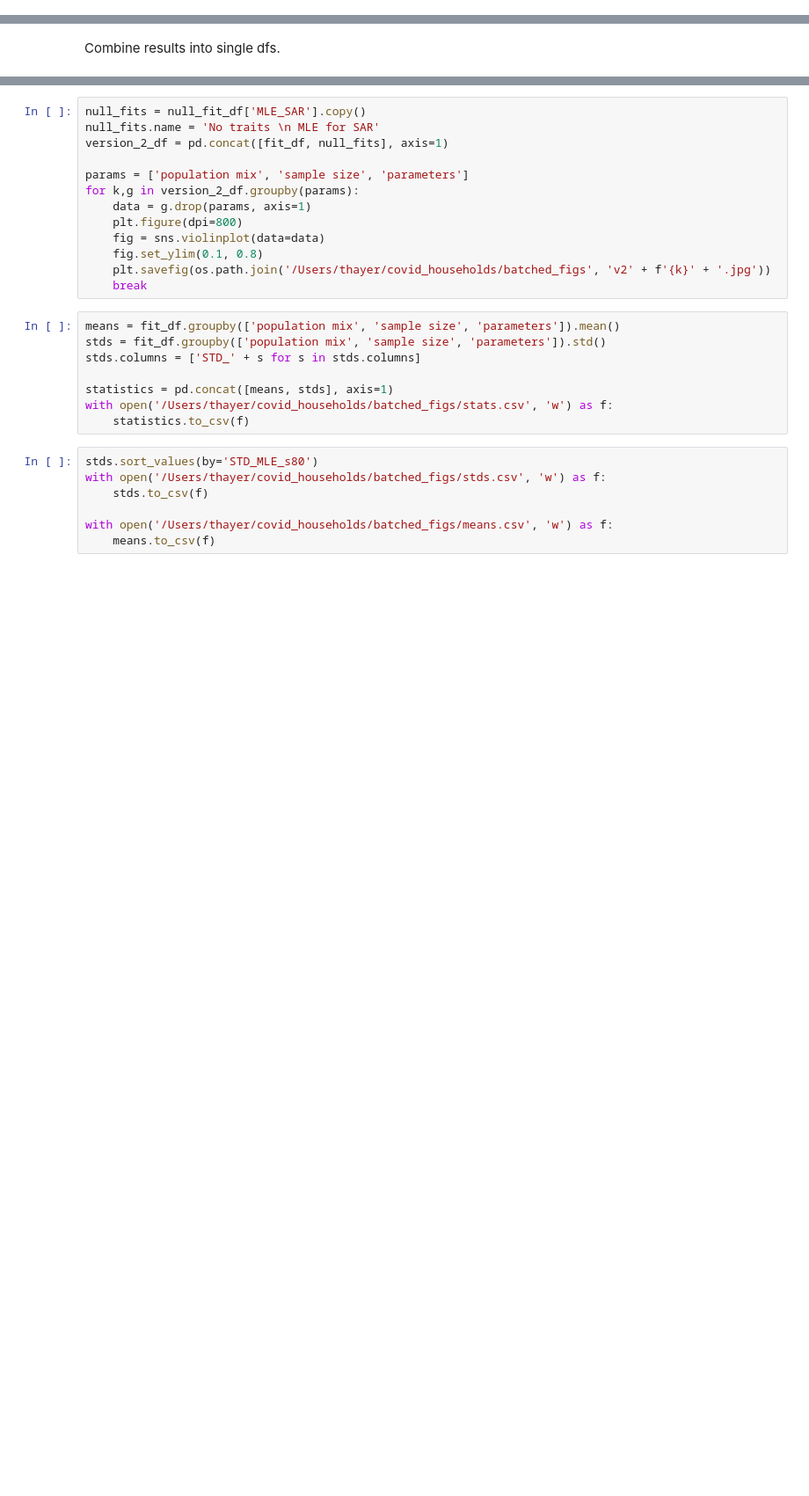
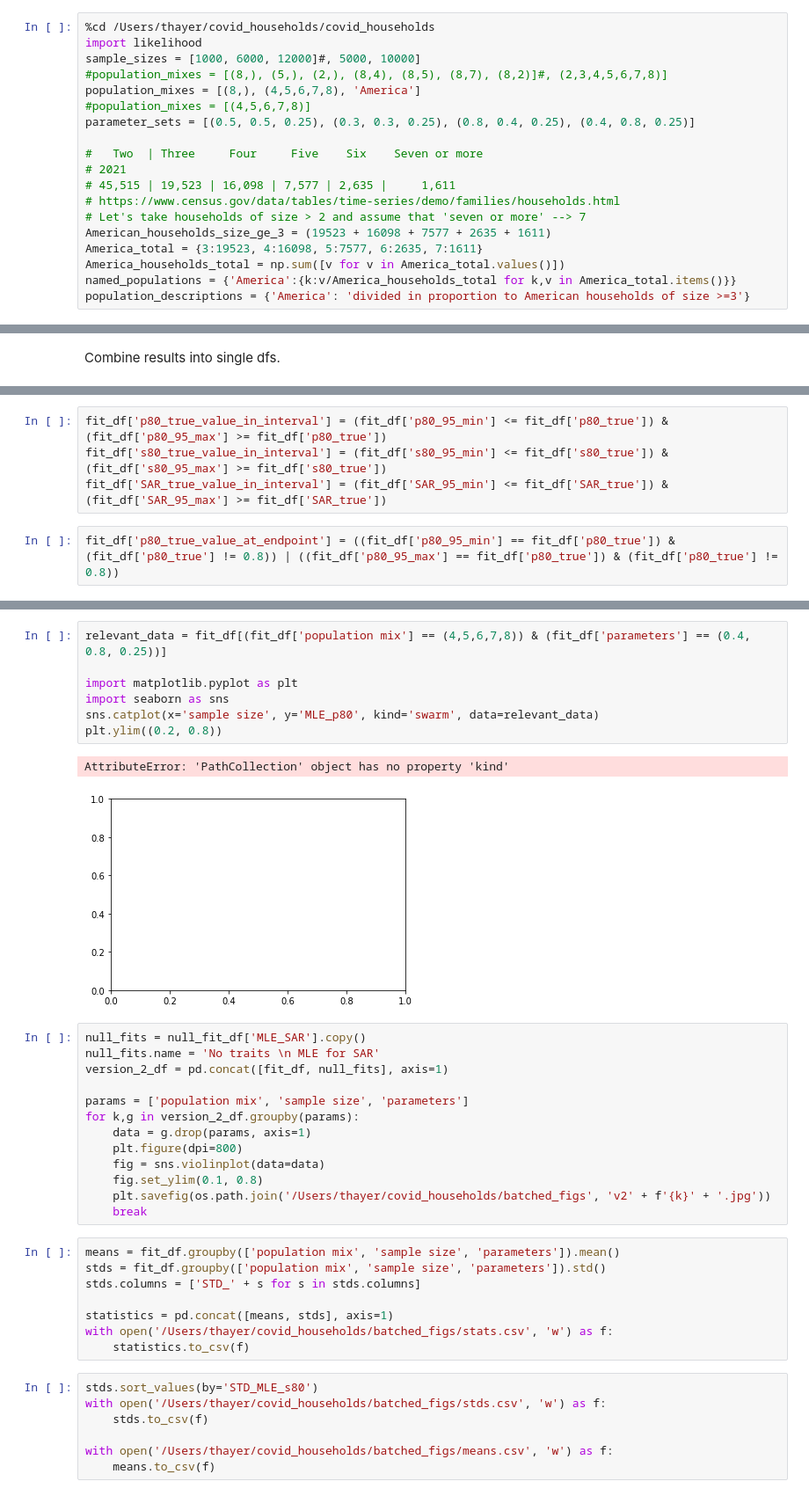
Before and after one commit to tanderson11/householdheterogeneity, a Jupyter notebook: notebooks/ViolinsAndPowerCalc.ipynb, the cells around one changed output, grey strips where cells are left out. Shown at 88% size. Saved outputs shown, nothing was run; the diff lists cells and outputs as text; blank space fills up the shorter version.

```diff
--- a/notebooks/ViolinsAndPowerCalc.ipynb
+++ b/notebooks/ViolinsAndPowerCalc.ipynb
@@ -275,0 +178,19 @@ TypeError: keys must be str, int, float, bool or None, not tuple
+# %%
+%cd /Users/thayer/covid_households/covid_households
+import likelihood
+sample_sizes = [1000, 6000, 12000]#, 5000, 10000]
+#population_mixes = [(8,), (5,), (2,), (8,4), (8,5), (8,7), (8,2)]#, (2,3,4,5,6,7,8)]
+population_mixes = [(8,), (4,5,6,7,8), 'America']
+#population_mixes = [(4,5,6,7,8)]
+parameter_sets = [(0.5, 0.5, 0.25), (0.3, 0.3, 0.25), (0.8, 0.4, 0.25), (0.4, 0.8, 0.25)]
+
+#   Two  | Three	 Four     Five    Six    Seven or more
+# 2021
+# 45,515 | 19,523 | 16,098 | 7,577 | 2,635 |     1,611
+# https://www.census.gov/data/tables/time-series/demo/families/households.html
+# Let's take households of size > 2 and assume that 'seven or more' --> 7
+American_households_size_ge_3 = (19523 + 16098 + 7577 + 2635 + 1611)
+America_total = {3:19523, 4:16098, 5:7577, 6:2635, 7:1611}
+America_households_total = np.sum([v for v in America_total.values()])
+named_populations = {'America':{k:v/America_households_total for k,v in America_total.items()}}
+population_descriptions = {'America': 'divided in proportion to American households of size >=3'}
@@ -339,0 +372,6 @@ null_fit_df
+# %%
+fit_df['p80_true_value_in_interval'] = (fit_df['p80_95_min'] <= fit_df['p80_true']) & (fit_df['p80_95_max'] >= fit_df['p80_true'])
+fit_df['s80_true_value_in_interval'] = (fit_df['s80_95_min'] <= fit_df['s80_true']) & (fit_df['s80_95_max'] >= fit_df['s80_true'])
+fit_df['SAR_true_value_in_interval'] = (fit_df['SAR_95_min'] <= fit_df['SAR_true']) & (fit_df['SAR_95_max'] >= fit_df['SAR_true'])
+# %%
+fit_df['p80_true_value_at_endpoint'] = ((fit_df['p80_95_min'] == fit_df['p80_true']) & (fit_df['p80_true'] != 0.8)) | ((fit_df['p80_95_max'] == fit_df['p80_true']) & (fit_df['p80_true'] != 0.8))
@@ -409,3 +516,13 @@ for k,g in fit_df.groupby(['population mix', 'sample size', 'parameters']):
+# %%
+relevant_data = fit_df[(fit_df['population mix'] == (4,5,6,7,8)) & (fit_df['parameters'] == (0.4, 0.8, 0.25))]
+
+import matplotlib.pyplot as plt
+import seaborn as sns
+sns.catplot(x='sample size', y='MLE_p80', kind='swarm', data=relevant_data)
+plt.ylim((0.2, 0.8))
+# %% [output]
+AttributeError: 'PathCollection' object has no property 'kind'
+[figure, added]
 # %%
 null_fits = null_fit_df['MLE_SAR'].copy()
 null_fits.name = 'No traits \n MLE for SAR'
```
Also changed, not shown: parts of 28 cells of this notebook, 3 other files.
